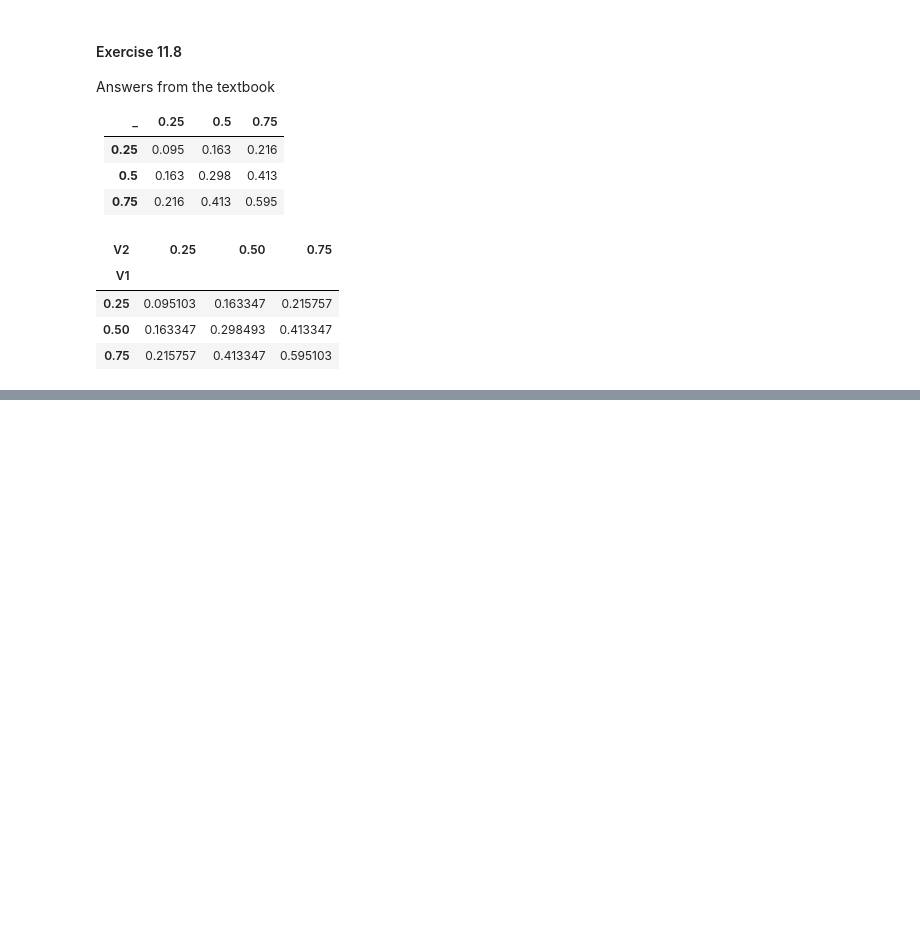
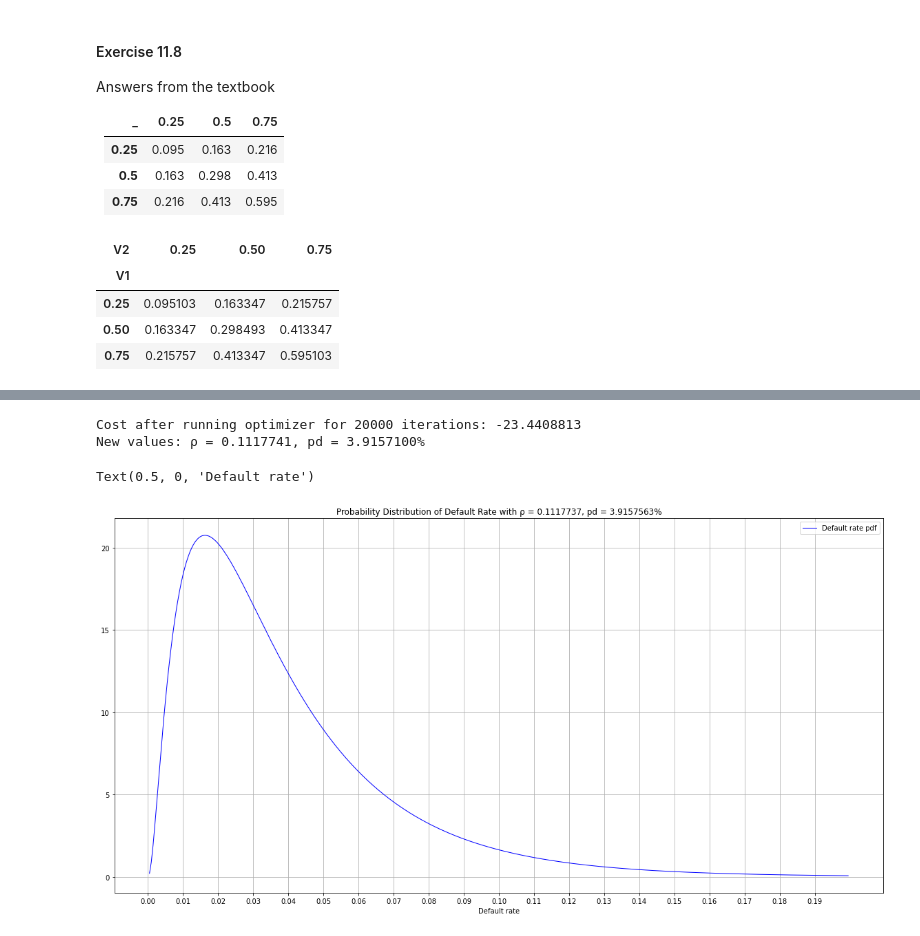
Before and after one commit to ilchen/RMaFI, a Jupyter notebook: ch11.ipynb, the cells around one changed output, grey strips where cells are left out. Drawn from its saved outputs; the diff is of its cells as text; code cells hidden in the pictures; blank space fills up the shorter version.

```diff
--- a/ch11.ipynb
+++ b/ch11.ipynb
@@ -52,0 +105,10 @@ cum_matrix_df
+# %%
+# Using TensorFlow to look for optimal values of the copula correlation and probability of default using
+# the maximum likelyhood method
+ρ = tf.Variable(.11, dtype=tf.float64)
+pd = tf.Variable(.013, dtype=tf.float64)
+
+tfd = tfp.distributions
+
+# Define a single scalar Normal distribution.
+tf_normal_obj = tfd.Normal(loc=tf.constant(0., dtype=tf.float64), scale=tf.constant(1., dtype=tf.float64))
@@ -52,0 +160,30 @@ cum_matrix_df
+# %%
+print("Cost after running optimizer for %d iterations: %.7f" % (num_iter, probability_ln()))
+print("New values: \u03C1 = %.7f, pd = %.7f%%" % (ρ, pd*100))
+# %% [output]
+Cost after running optimizer for 20000 iterations: -23.4408813
+New values: ρ = 0.1117741, pd = 3.9157100%
+# %%
+def  drPdf(ρ, pd, drs):
+    ''' This function calculates the probability density function for annual default rates
+    :param ρ: the copula correlation to use, it must be a scalar
+    :param pd: the probability of default to use, it must be a scalar
+    :param drs: the annual default rates, it must be a numpy array
+    '''
+    return  np.sqrt((1 - ρ)/ρ) * np.exp(.5 * (
+                             np.square(normal_obj.ppf(drs)) -
+                             np.square((np.sqrt(1 - ρ)*normal_obj.ppf(drs) - normal_obj.ppf(pd))/np.sqrt(ρ))
+                               ))
+# %%
+x = np.arange(0, .2, .0005)
+fig = plt.figure(figsize=(20, 10))
+ax = fig.add_subplot(1, 1, 1)
+ax.plot(x, drPdf(ρ, pd, x), label="Default rate pdf", linewidth=1, color='b')
+ax.legend(loc='best')
+ax.grid(True)
+ax.set_xticks(np.arange(0, .2, .01))
+ax.set_title('Probability Distribution of Default Rate with \u03C1 = %.7f, pd = %.7f%%' % (ρ, pd*100))
+ax.set_xlabel('Default rate')
+# %% [output]
+Text(0.5, 0, 'Default rate')
+[figure, added]
```
Also changed, not shown: parts of 13 cells of this notebook, 2 other files.
